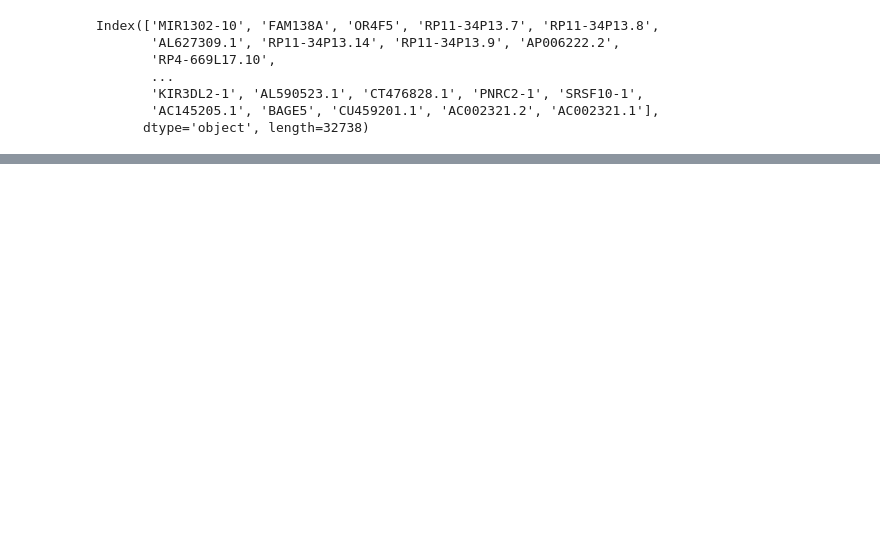
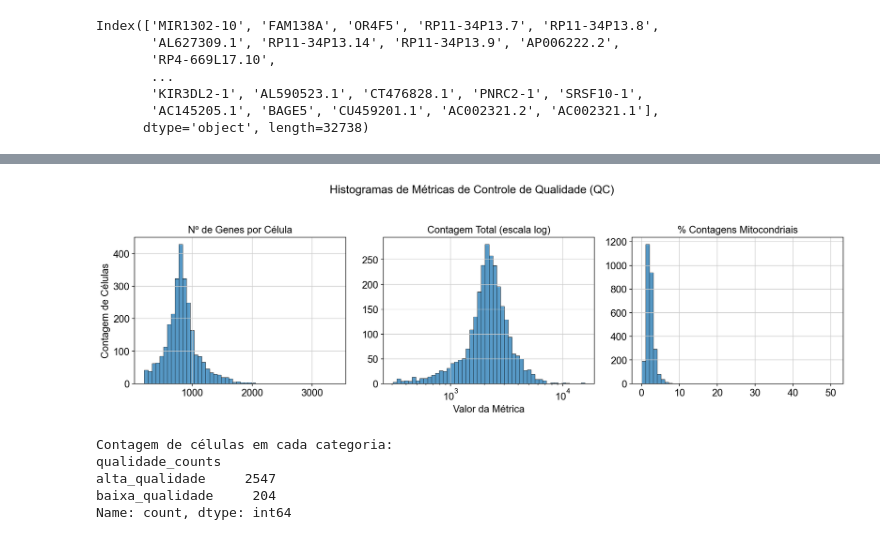
Before and after one commit to fuedgabriel/Bioinformatica-scanpy, a Jupyter notebook: Scanpy introducao.ipynb, the cells around one changed output, grey strips where cells are left out. Cells and saved outputs as stored; diff of their text form; code cells hidden in the pictures; blank space fills up the shorter version.

```diff
--- a/Scanpy introducao.ipynb
+++ b/Scanpy introducao.ipynb
@@ -127,0 +101,52 @@ sc.pl.violin(adata, ['n_genes_by_counts', 'total_counts', 'pct_counts_mt'], jitt
+# %%
+# Crie uma figura com 3 subplots, um ao lado do outro
+fig, axes = plt.subplots(1, 3, figsize=(15, 5))
+fig.suptitle('Histogramas de Métricas de Controle de Qualidade (QC)', fontsize=16)
+
+
+# --- Gráfico 1: Histograma para 'n_genes_by_counts' ---
+sns.histplot(data=adata.obs, x='n_genes_by_counts', ax=axes[0], bins=50)
+axes[0].set_title('Nº de Genes por Célula')
+axes[0].set_xlabel('') # Opcional: remover rótulos repetidos
+axes[0].set_ylabel('Contagem de Células')
+
+
+# --- Gráfico 2: Histograma para 'total_counts' com escala de log ---
+sns.histplot(data=adata.obs, x='total_counts', ax=axes[1], bins=50, log_scale=True)
+axes[1].set_title('Contagem Total (escala log)')
+axes[1].set_xlabel('Valor da Métrica')
+axes[1].set_ylabel('')
+
+
+# --- Gráfico 3: Histograma para 'pct_counts_mt' ---
+sns.histplot(data=adata.obs, x='pct_counts_mt', ax=axes[2], bins=50)
+axes[2].set_title('% Contagens Mitocondriais')
+axes[2].set_xlabel('')
+axes[2].set_ylabel('')
+
+
+# Ajusta o layout para evitar sobreposição
+plt.tight_layout(rect=[0, 0.03, 1, 0.95]) # Ajuste para o supertítulo
+
+plt.show()
+# %% [output]
+[figure, added]
+# %%
+# Defina o seu limiar
+limiar_contagens = 1000
+
+# 1. Crie a nova coluna, rotulando todas as células como 'alta_qualidade'
+adata.obs['qualidade_counts'] = 'alta_qualidade'
+
+# 2. Encontre as células abaixo do limiar e mude o rótulo delas para 'baixa_qualidade'
+adata.obs.loc[adata.obs['total_counts'] < limiar_contagens, 'qualidade_counts'] = 'baixa_qualidade'
+
+# Verifique se a coluna foi criada corretamente
+print("Contagem de células em cada categoria:")
+print(adata.obs['qualidade_counts'].value_counts())
+# %% [output]
+Contagem de células em cada categoria:
+qualidade_counts
+alta_qualidade     2547
+baixa_qualidade     204
+Name: count, dtype: int64
```
Also changed, not shown: parts of 31 cells of this notebook, 2 other files.
